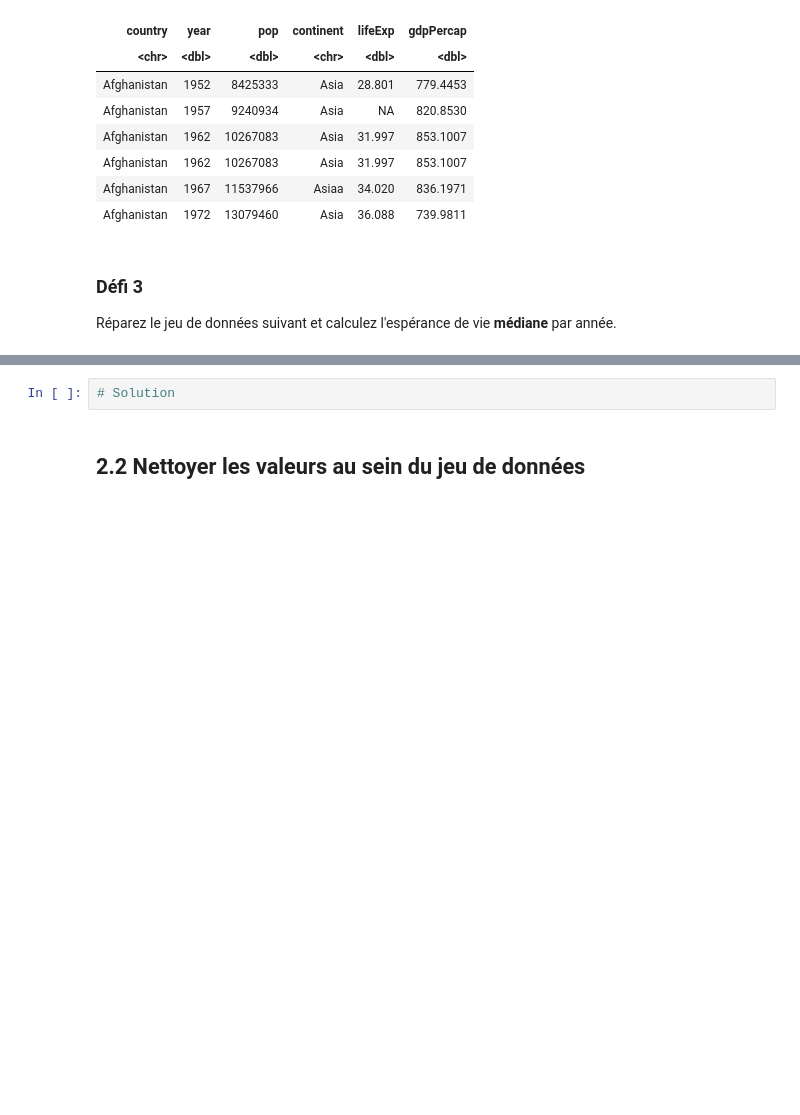
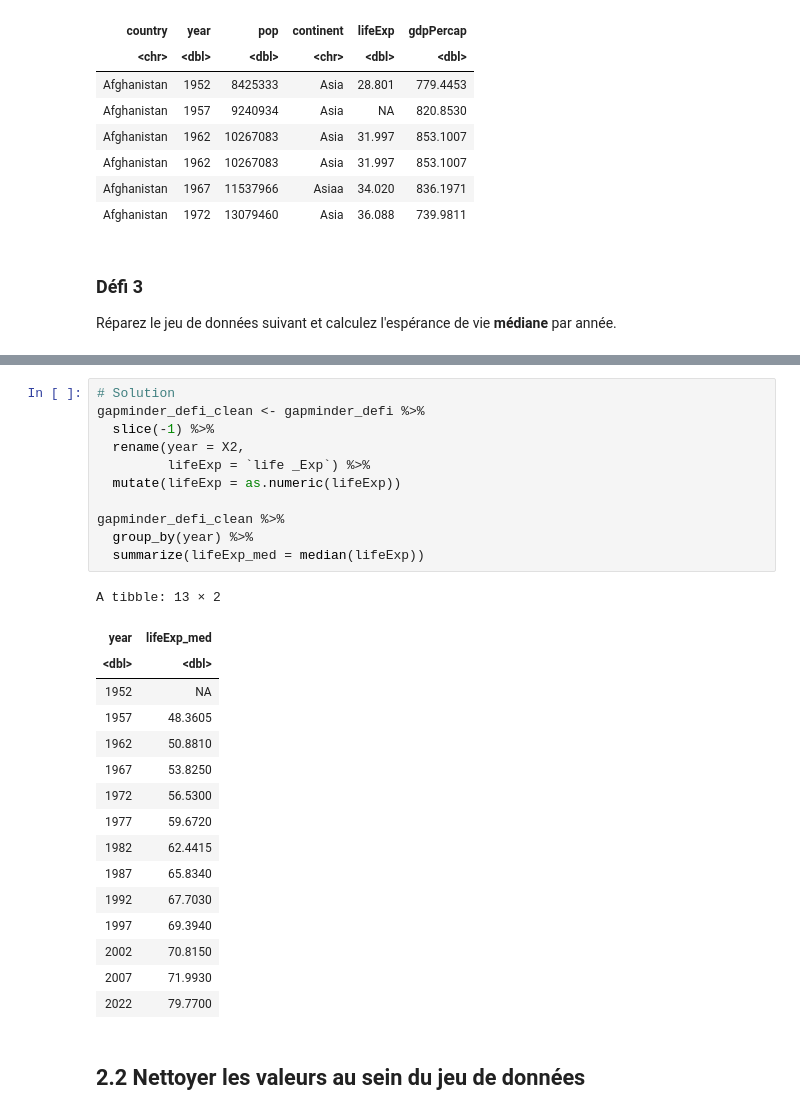
Before and after one commit to TOGUIYENI/Atelier-manipulation-R, a Jupyter notebook: atelier_manipulation_R.ipynb, the cells around one changed output, grey strips where cells are left out. Drawn from its saved outputs; the diff is of its cells as text; blank space fills up the shorter version.

```diff
--- a/atelier_manipulation_R.ipynb
+++ b/atelier_manipulation_R.ipynb
@@ -946,8 +984,34 @@ A tibble: 6 × 6
 | Afghanistan | 1962 | 10267083 | Asia | 31.997 | 853.1007 |
 | Afghanistan | 1967 | 11537966 | Asia | 34.02 | 836.1971 |
 | Afghanistan | 1972 | 13079460 | Asia | 36.088 | 739.9811 |
-# %%
-# Solution
+# %%
+# Solution
+gapminder_defi_clean <- gapminder_defi %>%
+  slice(-1) %>%
+  rename(year = X2,
+         lifeExp = `life _Exp`) %>%
+  mutate(lifeExp = as.numeric(lifeExp))
+
+gapminder_defi_clean %>%
+  group_by(year) %>%
+  summarize(lifeExp_med = median(lifeExp))
+# %% [output]
+A tibble: 13 × 2
+| year | lifeExp_med |
+| <dbl> | <dbl> |
+| 1952 | NA |
+| 1957 | 48.3605 |
+| 1962 | 50.8810 |
+| 1967 | 53.8250 |
+| 1972 | 56.5300 |
+| 1977 | 59.6720 |
+| 1982 | 62.4415 |
+| 1987 | 65.8340 |
+| 1992 | 67.7030 |
+| 1997 | 69.3940 |
+| 2002 | 70.8150 |
+| 2007 | 71.9930 |
+| 2022 | 79.7700 |
 # %% [markdown]
 ## 2.2 Nettoyer les valeurs au sein du jeu de données
 # %% [markdown]
```
Also changed, not shown: parts of 12 cells of this notebook, 3 other files.
